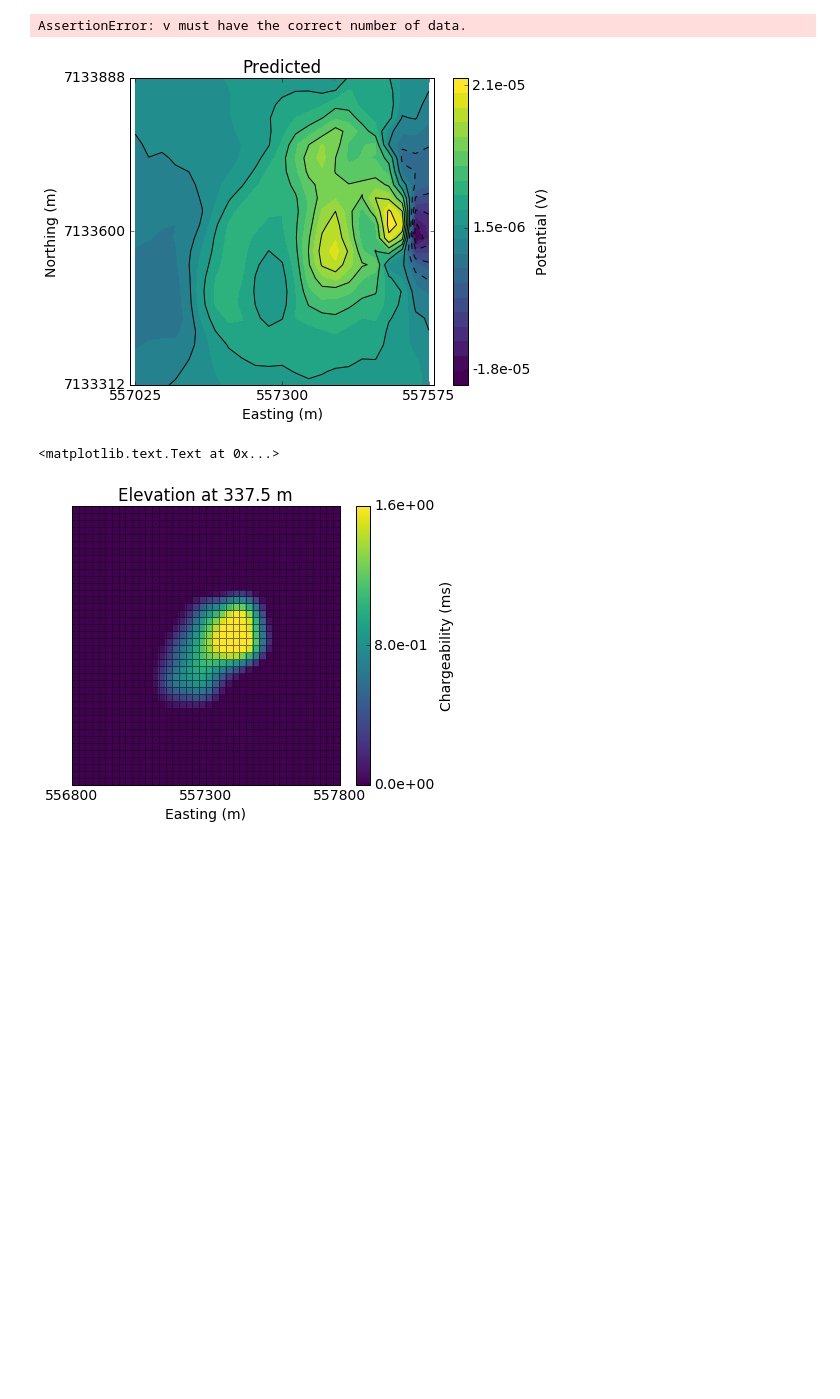
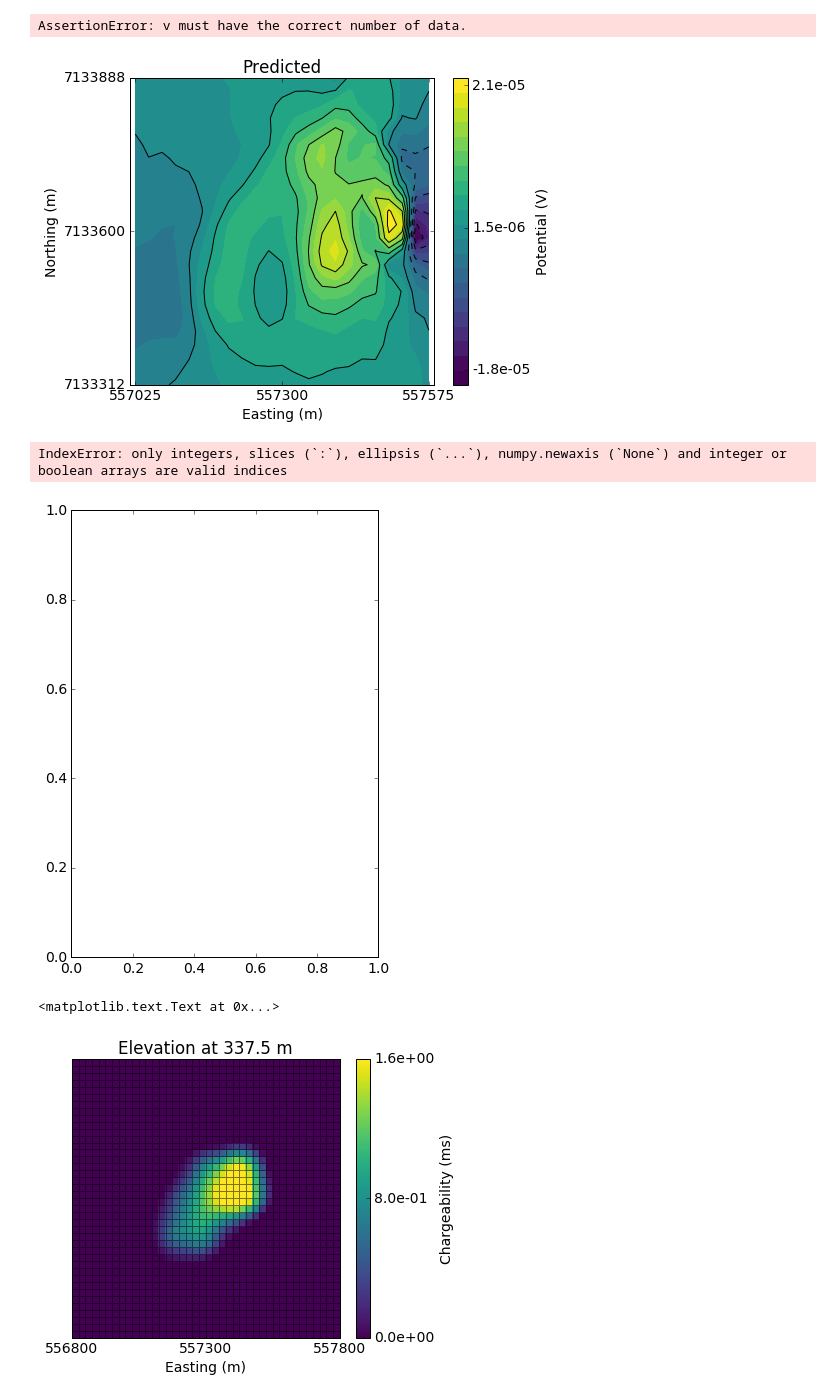
Before and after one commit to simpeg/presentations, a Jupyter notebook: SciPy2016/notebooks/DC/IPinv_Gradient_singleSrc_PosterFigs.ipynb, the cells around one changed output. Cells and saved outputs as stored; diff of their text form; code cells hidden in the pictures; blank space fills up the shorter version.

Commit message:
IP multi-panel figure work.

```diff
--- a/SciPy2016/notebooks/DC/IPinv_Gradient_singleSrc_PosterFigs.ipynb
+++ b/SciPy2016/notebooks/DC/IPinv_Gradient_singleSrc_PosterFigs.ipynb
@@ -142,7 +142,7 @@ problemIP.pair(surveyIP)
 # %%
 ipdata = Survey.Data(surveyIP, v=dataIP)
 # %%
-def vizdata(data, src, rx, rxcomponent="X", clim=None, title=None, figsave=None, ax=None):
+def vizdata(data, src, rx, rxcomponent="X", clim=None, title=None, figsave=None, ax=None, cb=True,cbOrient="vertical"):
     if ax is None:
         fig = plt.figure(figsize=(6.8, 5.5))
         ax = plt.subplot(111)
@@ -157,11 +157,11 @@ def vizdata(data, src, rx, rxcomponent="X", clim=None, title=None, figsave=None,
     temp = temp.reshape(X.shape, order="F")
     if clim is not None:
         vmin, vmax = clim[0], clim[1]
-        dat = ax.contourf(X, Y, temp, 20, clim=clim, vmin=vmin, vmax=vmax, cmap="viridis")
+        dat = ax.contourf(X, Y, temp, 20, clim=clim, vmin=vmin, vmax=vmax, cmap="plasma")
         ax.contour(X, Y, temp, 10, colors="k")
     else:
         vmin, vmax = temp.min(), temp.max()
-        dat = ax.contourf(X, Y, temp, 20, cmap="viridis")
+        dat = ax.contourf(X, Y, temp, 20, cmap="plasma")
         ax.contour(X, Y, temp, 10, colors="k")
 
     if title is not None:
@@ -178,10 +178,13 @@ def vizdata(data, src, rx, rxcomponent="X", clim=None, title=None, figsave=None,
     ax.set_ylim(ymin, ymax)
     ax.axis("equal")
 
-    cb = plt.colorbar(dat, ticks=np.linspace(vmin, vmax, 3), format="%.1e")
-    cb.set_label("Potential (V)")
+    if cb:
+        cb = plt.colorbar(dat, orientation=cbOrient, ticks=np.linspace(vmin, vmax, 3), format="%.1e")
+        cb.set_label("Chargeability (ms)")
+
     if figsave is not None:
         fig.savefig(figsave, dpi=200)
+    return ax
 # %%
 vizdata(ipdata, src1, rx_x, title="Observed", clim=(-1.8e-5, 2.1e-5))
 # %% [output]
@@ -324,9 +327,48 @@ plt.plot(dobs)
 [figure]
 # %%
 ippred = Survey.Data(surveyIP, v=dpred)
+ipobs = Survey.Data(surveyIP, v=dobs)
 # %% [output]
 AssertionError: v must have the correct number of data.
 # %%
 vizdata(ippred, src1, rx_x, title="Predicted", clim=(-1.8e-5, 2.1e-5))
 # %% [output]
 [figure]
+# %%
+fig = plt.figure(figsize(11, 8))
+xmin, xmax = -300+xc, 300+xc
+ymin, ymax = -300+yc, 300+yc
+indz = 28
+
+# Axis label
+x = np.linspace(xmin+100, xmax-100,3)
+
+# DC observed data
+ax1 = plt.subplot(1,1,1)
+pos =  ax1.get_position()
+ax1.set_position([pos.x0-0.1, pos.y0,  pos.width*0.5, pos.height])
+ax1 = vizdata(ipobs, src1, rx_x, ax=ax1, rxcomponent="X", title="Observed DC Data", clim=(-1.8e-5, 2.1e-5), cb=False)
+plt.gca().set_aspect('equal')
+# ax1.set_title(("Slice at z=%.1f m")%(mesh.vectorCCz[indz]))
+# ax1.xaxis.set_visible(False)
+ax1.set_xlim(xmin, xmax)
+ax1.set_ylim(ymin, ymax)
+ax1.set_xticks(map(int, x))
+ax1.set_xticklabels(map(str, map(int, x)),size=12)
+ax1.set_xlabel('Easting (m)')
+ax1.set_ylabel('Northing (m)')
+ax1.set
+
+# DC Predicted data
+ax2 = fig.add_axes([pos.x0+0.8, pos.y0,  pos.width, pos.height])
+ax2 = vizdata(ippred, src1, rx_x, ax=ax2, rxcomponent="X", title="Predicted DC Data", clim=(-1.8e-5, 2.1e-5))
+plt.gca().set_aspect('equal')
+ax2.yaxis.set_visible(False)
+ax2.set_xlim(xmin, xmax)
+ax2.set_ylim(ymin, ymax)
+ax2.set_xticks(map(int, x))
+ax2.set_xticklabels(map(str, map(int, x)),size=12)
+ax2.set_xlabel('Easting (m)')
+# %% [output]
+IndexError: only integers, slices (`:`), ellipsis (`...`), numpy.newaxis (`None`) and integer or boolean arrays are valid indices
+[figure, added]
```
Also changed, not shown: parts of 2 cells of this notebook.
